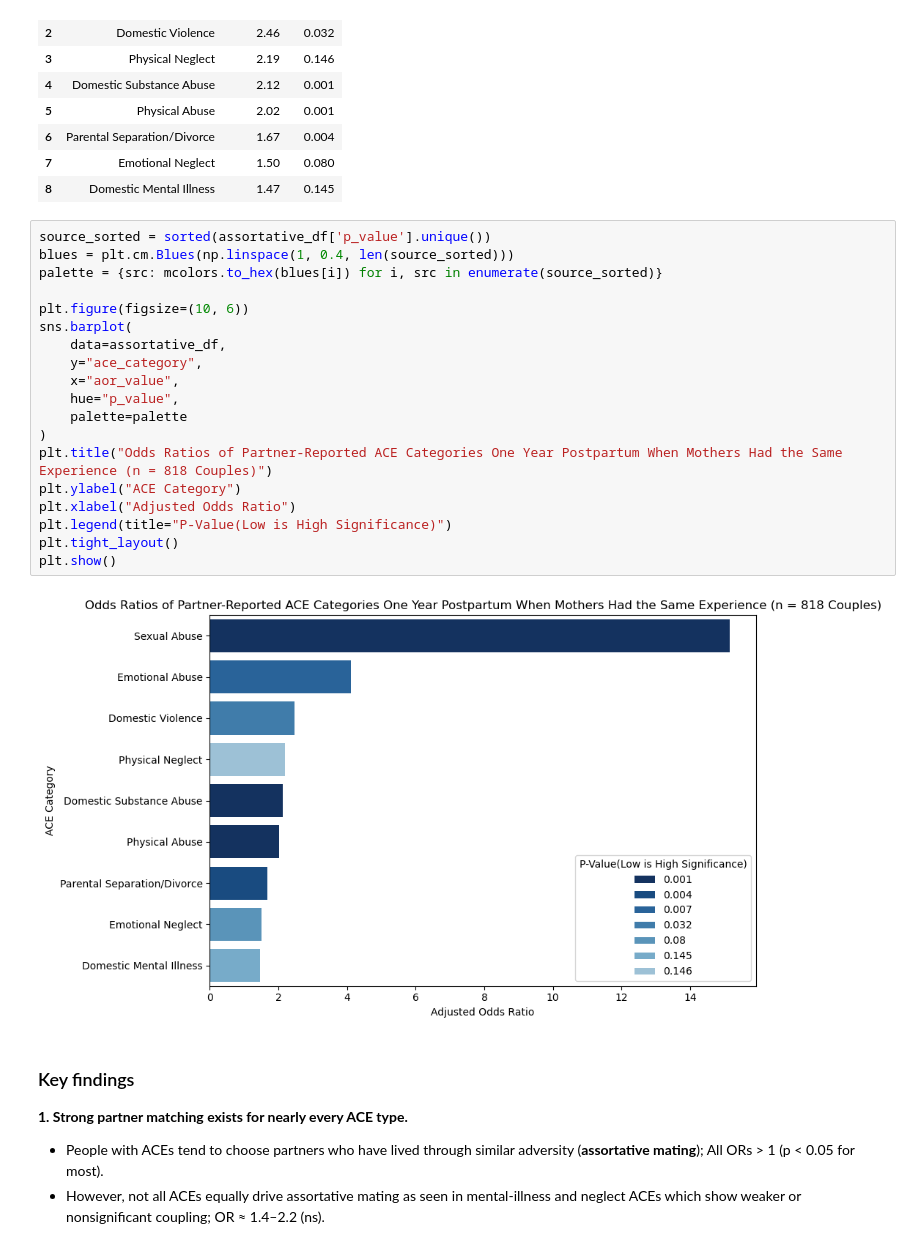
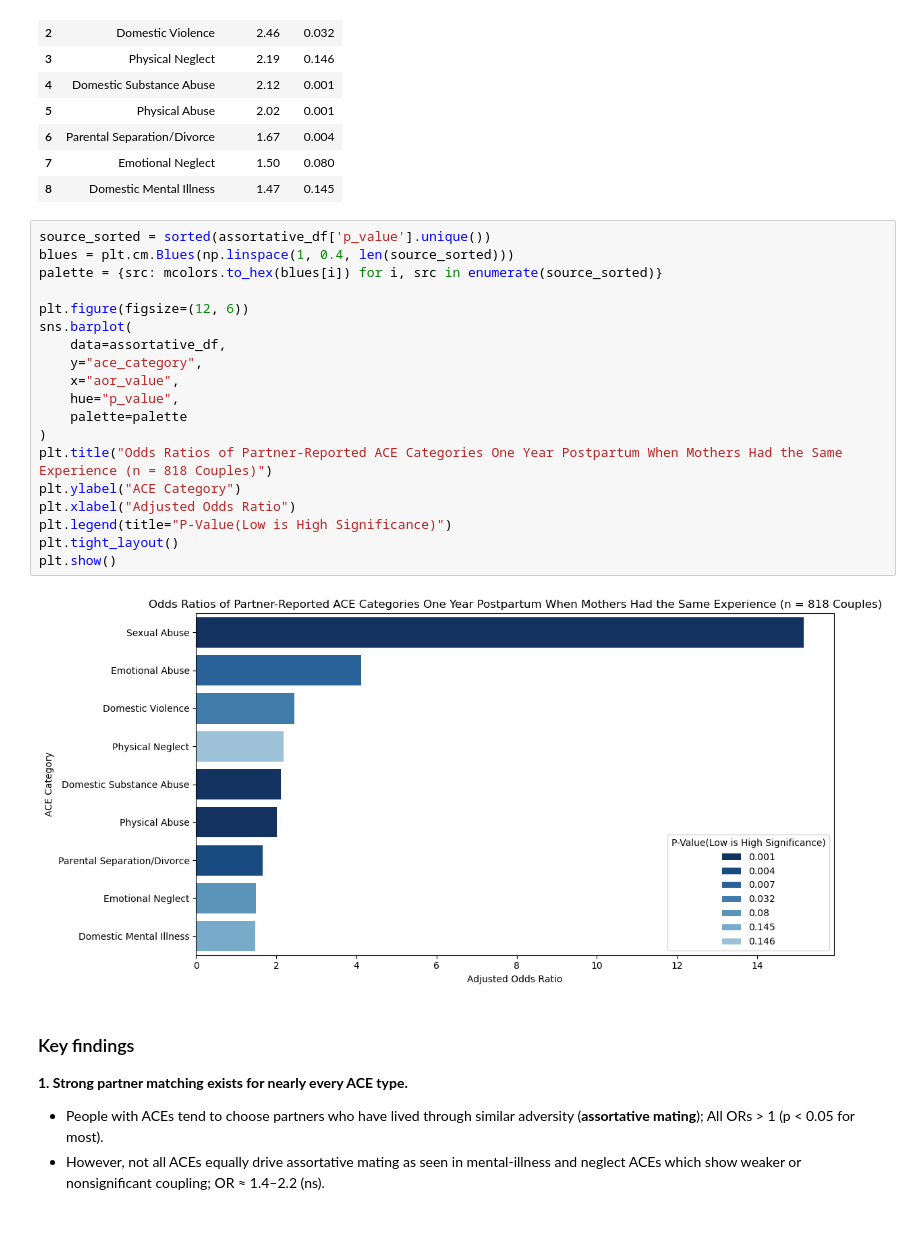
Before and after one commit to Nash-254/ACEs-and-Partner-Relationships, a Jupyter notebook: notebooks/ACEs_and_Partner_Relationships_notebook.ipynb, the cells around one changed output. Cells and saved outputs as stored; diff of their text form.

```diff
--- a/notebooks/ACEs_and_Partner_Relationships_notebook.ipynb
+++ b/notebooks/ACEs_and_Partner_Relationships_notebook.ipynb
@@ -37,24 +38,24 @@ assortative_df
 # %%
 source_sorted = sorted(assortative_df['p_value'].unique())
 blues = plt.cm.Blues(np.linspace(1, 0.4, len(source_sorted)))
 palette = {src: mcolors.to_hex(blues[i]) for i, src in enumerate(source_sorted)}
 
-plt.figure(figsize=(10, 6))
+plt.figure(figsize=(12, 6))
 sns.barplot(
     data=assortative_df,
     y="ace_category",
     x="aor_value",
     hue="p_value",
     palette=palette
 )
 plt.title("Odds Ratios of Partner-Reported ACE Categories One Year Postpartum When Mothers Had the Same Experience (n = 818 Couples)")
 plt.ylabel("ACE Category")
 plt.xlabel("Adjusted Odds Ratio")
 plt.legend(title="P-Value(Low is High Significance)")
 plt.tight_layout()
 plt.show()
 # %% [output]
-[figure, old version]
+[figure, new version]
 # %% [markdown]
 ### Key findings
 **1. Strong partner matching exists for nearly every ACE type.**
```
Also changed, not shown: parts of 1 cell of this notebook, 1 other file.
